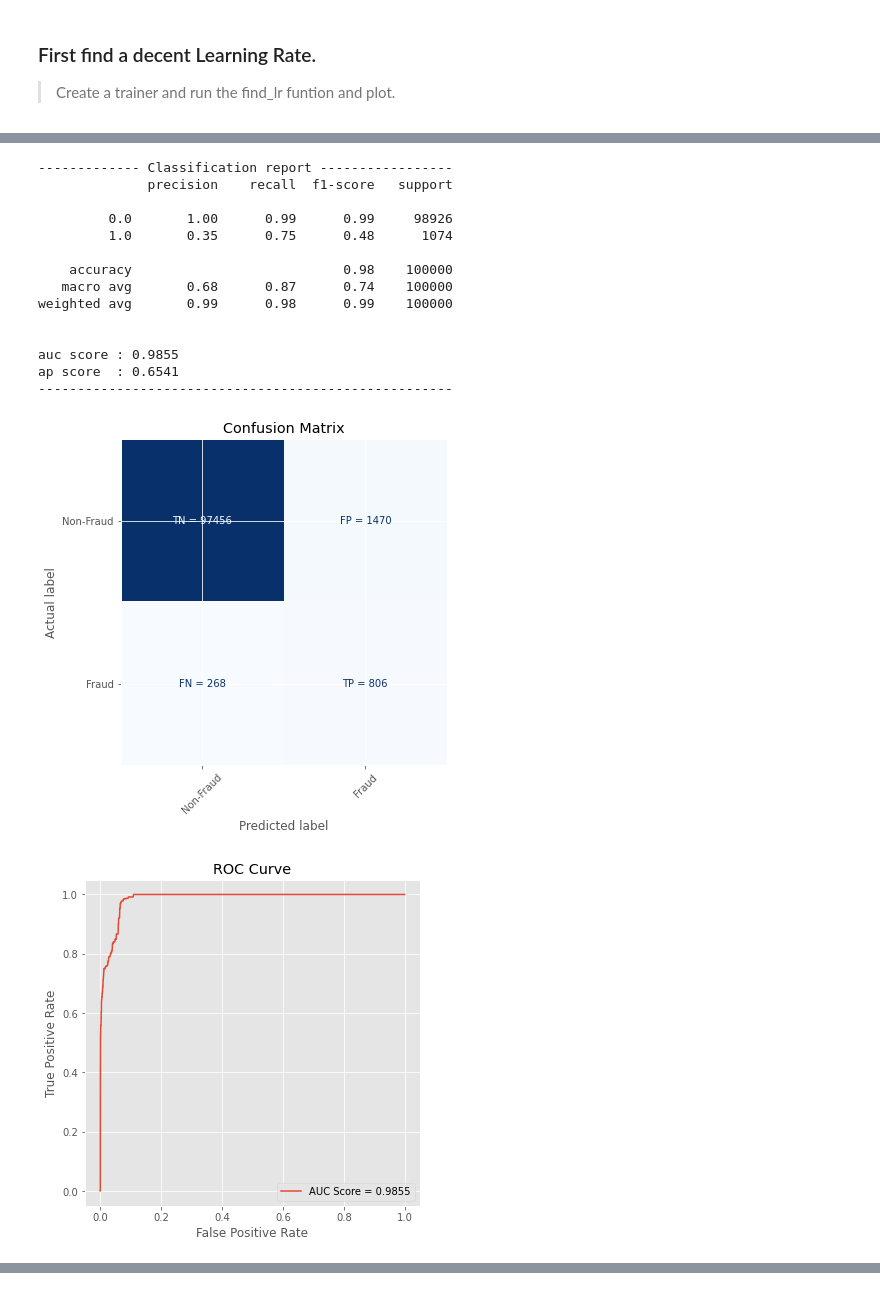
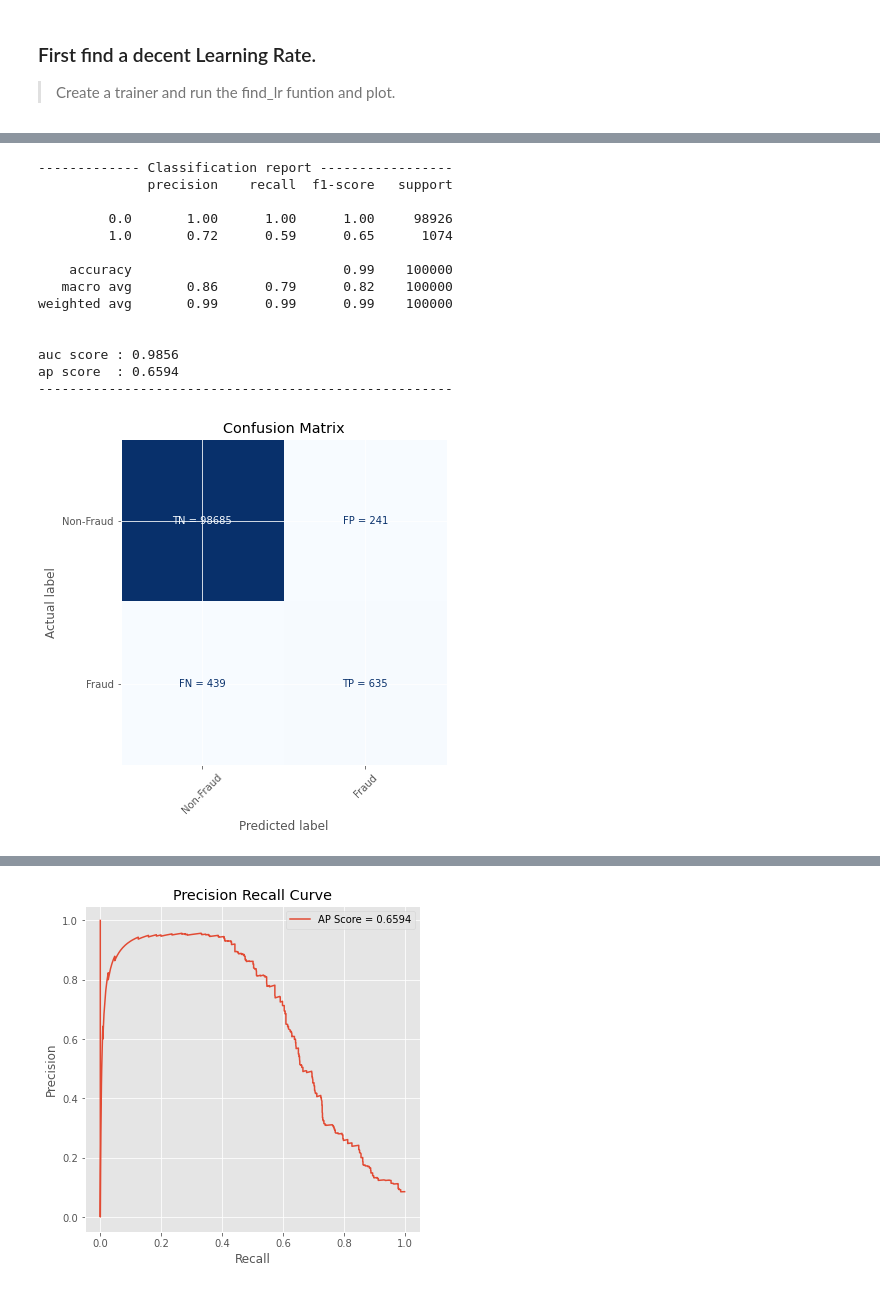
Before and after one commit to t0kk35/d373c7, a Jupyter notebook: notebooks/01_single/02_encoders/01_Binary.ipynb, the cells around one changed output, grey strips where cells are left out. Cells and saved outputs as stored; diff of their text form; code cells hidden in the pictures.

```diff
--- a/notebooks/01_single/02_encoders/01_Binary.ipynb
+++ b/notebooks/01_single/02_encoders/01_Binary.ipynb
@@ -81,7 +83,7 @@ base_features = ft.TensorDefinition(
 amount_binned = ft.FeatureBin('amount_bin', ft.FEATURE_TYPE_INT_16, amount, 30)
 
 intermediate_features = ft.TensorDefinition(
-    'base',
+    'intermediate',
     [
         age,
         gender,
@@ -283,8 +301,9 @@ ts = pt.Tester(m, device, test_dl)
 tp = pl.TestPlot()
 r = ts.score_plot()
 tp.plot_scores(r, 50, fig_size=(6,6))
-tp.print_classification_report(r, threshold=0.085)
-tp.plot_confusion_matrix(r, fig_size=(6,6), threshold=0.085)
+tp.plot_score_metrics(r, 20, fig_size=(6,6))
+tp.print_classification_report(r, threshold=0.1)
+tp.plot_confusion_matrix(r, fig_size=(6,6), threshold=0.1)
 tp.plot_roc_curve(r, fig_size=(6,6))
 tp.plot_precision_recall_curve(r, fig_size=(6,6))
 # %% [output]
@@ -292,16 +312,15 @@ tp.plot_precision_recall_curve(r, fig_size=(6,6))
 ------------- Classification report -----------------
               precision    recall  f1-score   support
 
-         0.0       1.00      0.99      0.99     98926
-         1.0       0.35      0.75      0.48      1074
+         0.0       1.00      1.00      1.00     98926
+         1.0       0.72      0.59      0.65      1074
 
-    accuracy                           0.98    100000
-   macro avg       0.68      0.87      0.74    100000
-weighted avg       0.99      0.98      0.99    100000
+    accuracy                           0.99    100000
+   macro avg       0.86      0.79      0.82    100000
+weighted avg       0.99      0.99      0.99    100000
 
 
-auc score : 0.9855
-ap score  : 0.6541
+auc score : 0.9856
+ap score  : 0.6594
 -----------------------------------------------------
-[figure, old version]
-[figure, old version]
+[figure, new version]
@@ -308,0 +328 @@ ap score  : 0.6541
+[figure, added]
```
Also changed, not shown: parts of 18 cells of this notebook, 15 other files.
